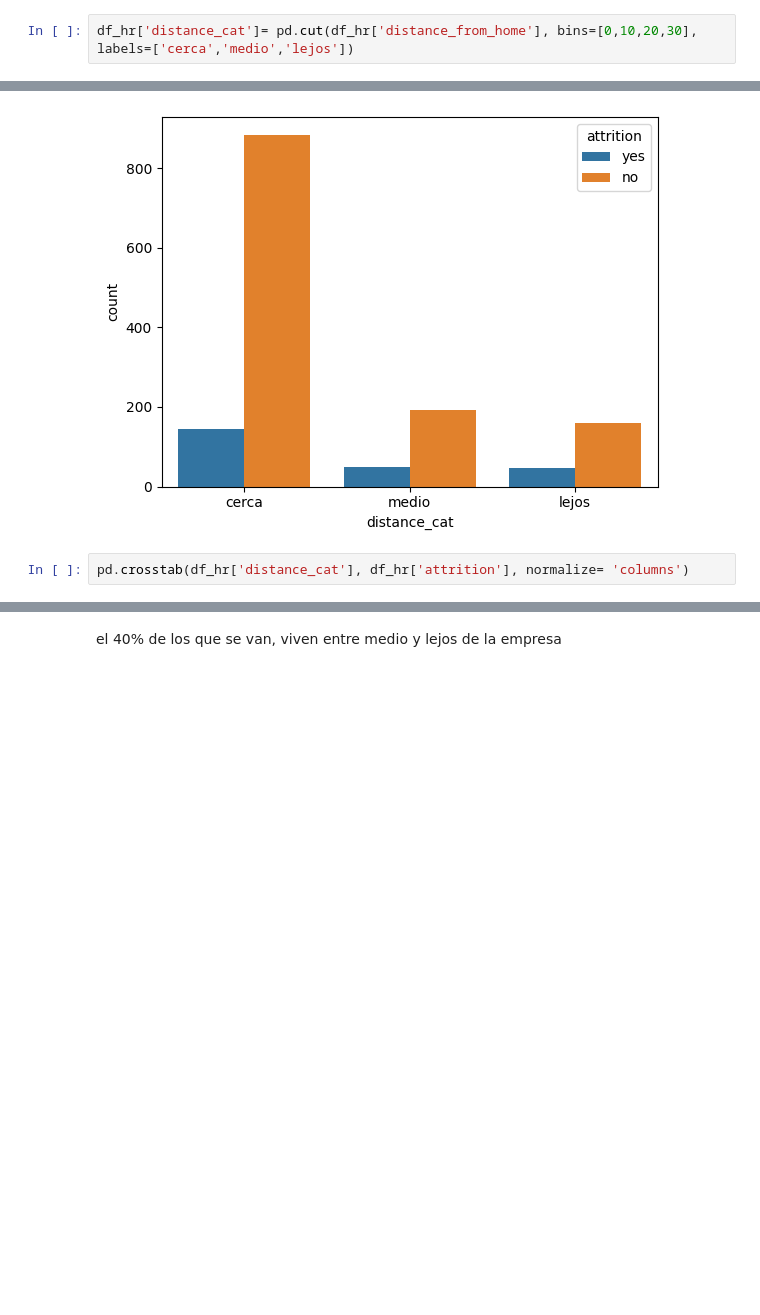
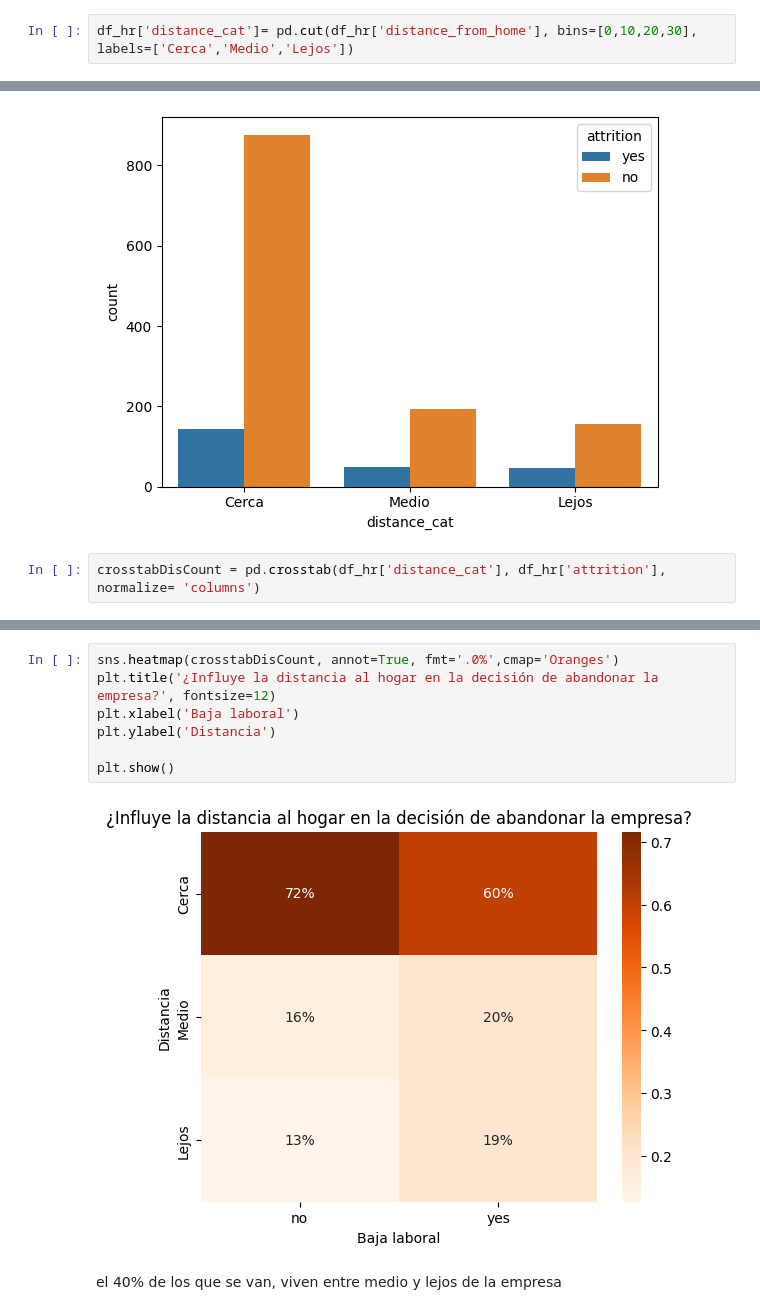
Before and after one commit to Lumo88/project-da-promo-65-modulo-3-team-1, a Jupyter notebook: Insights.ipynb, the cells around one changed output, grey strips where cells are left out. Cells and saved outputs as stored; diff of their text form; blank space fills up the shorter version.

```diff
--- a/Insights.ipynb
+++ b/Insights.ipynb
@@ -86,10 +106,10 @@ sns.kdeplot(data=df_hr, x="distance_from_home", hue="attrition");
 # %% [output]
 [figure]
 # %%
-df_hr['distance_cat']= pd.cut(df_hr['distance_from_home'], bins=[0,10,20,30], labels=['cerca','medio','lejos'])
+df_hr['distance_cat']= pd.cut(df_hr['distance_from_home'], bins=[0,10,20,30], labels=['Cerca','Medio','Lejos'])
 # %%
 sns.countplot(x='distance_cat', hue='attrition',data=df_hr);
 # %% [output]
 [figure]
 # %%
-pd.crosstab(df_hr['distance_cat'], df_hr['attrition'], normalize= 'columns')
+crosstabDisCount = pd.crosstab(df_hr['distance_cat'], df_hr['attrition'], normalize= 'columns')
@@ -102,3 +124,12 @@ pd.crosstab(df_hr['distance_cat'], df_hr['attrition'], normalize= 'columns')
+# %%
+sns.heatmap(crosstabDisCount, annot=True, fmt='.0%',cmap='Oranges')
+plt.title('¿Influye la distancia al hogar en la decisión de abandonar la empresa?', fontsize=12)
+plt.xlabel('Baja laboral')
+plt.ylabel('Distancia')
+
+plt.show()
+# %% [output]
+[figure, added]
 # %% [markdown]
 el 40% de los que se van, viven entre medio y lejos de la empresa
 # %% [markdown]
```
Also changed, not shown: parts of 5 cells of this notebook, 2 other files.
